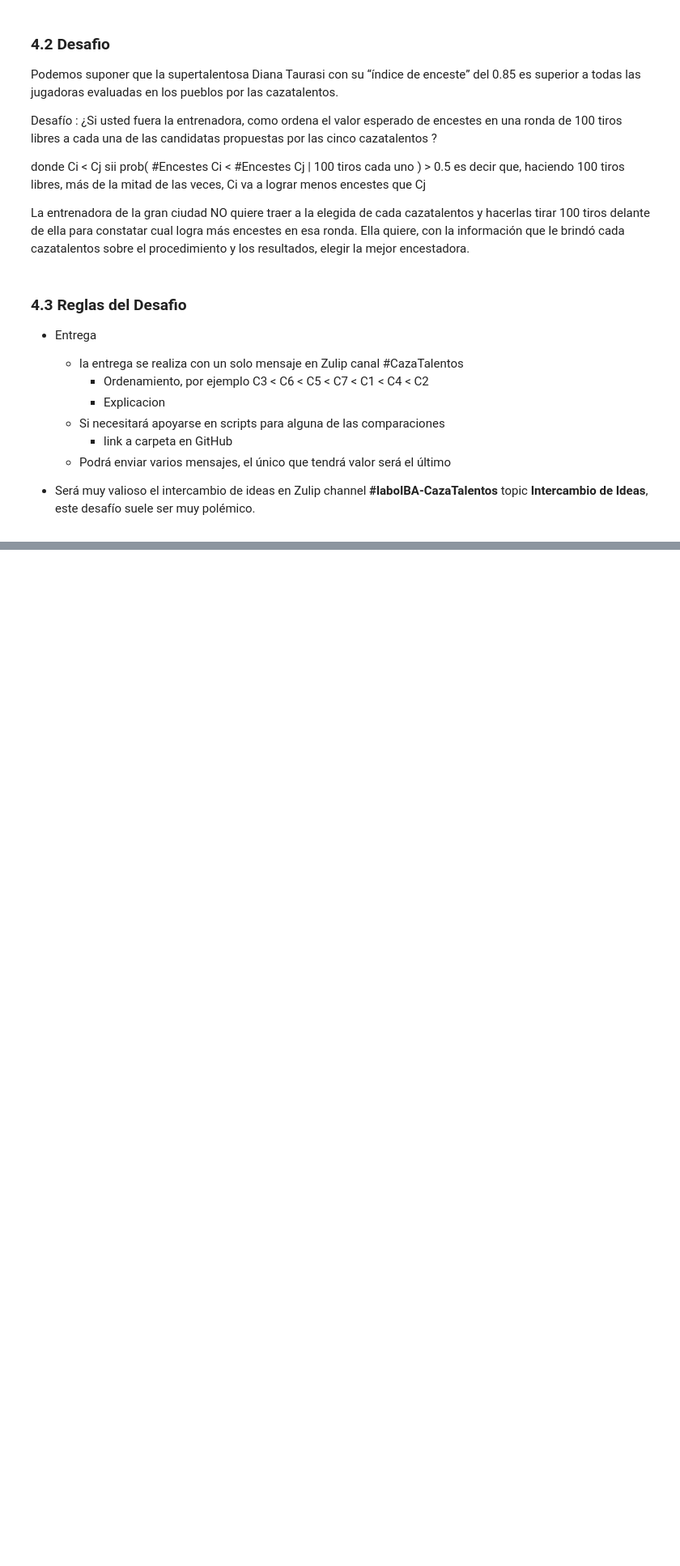
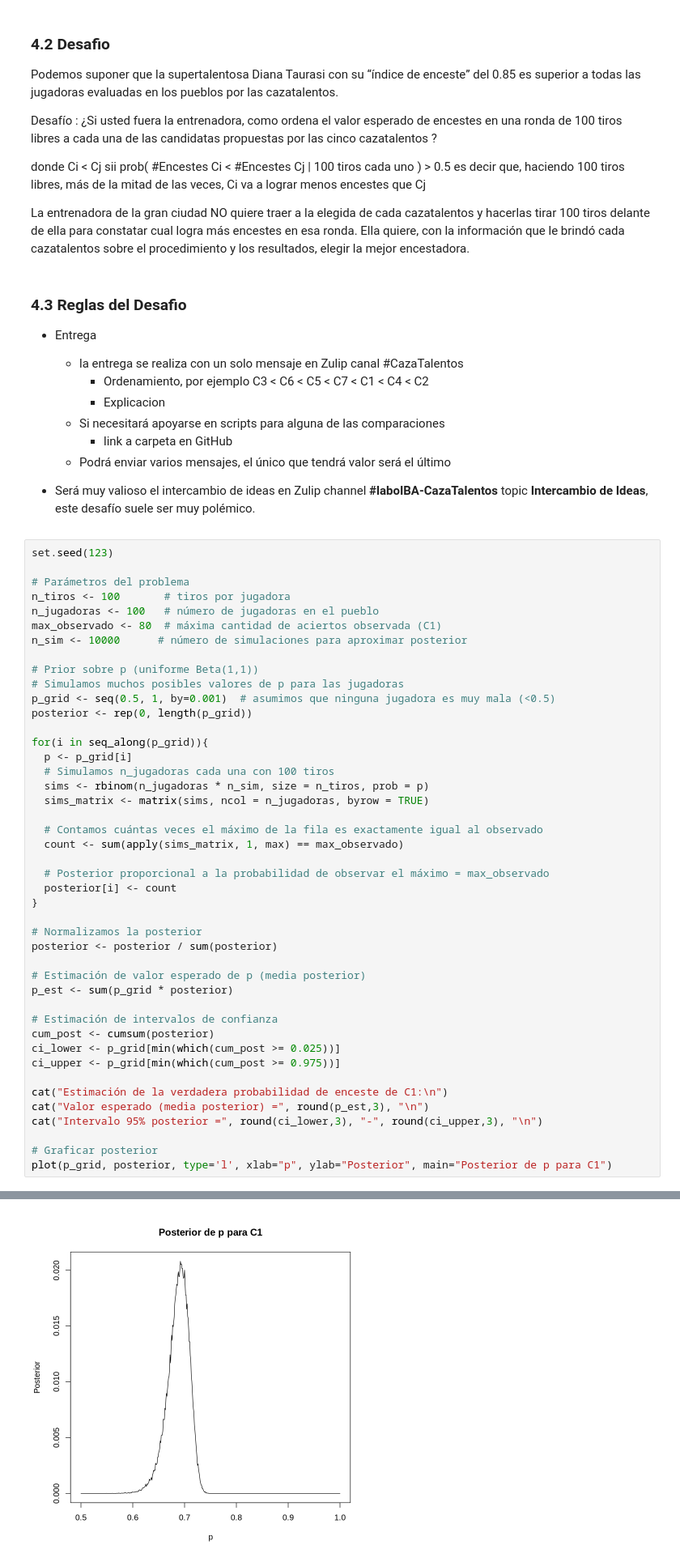
Before and after one commit to reglamarcador115/labo2025v, a Jupyter notebook: src/CazaTalentos/CazaTalentosTRZ.ipynb, the cells around one changed output, grey strips where cells are left out. Shown at 81% size. Drawn from its saved outputs; the diff is of its cells as text; blank space fills up the shorter version.

```diff
--- a/src/CazaTalentos/CazaTalentosTRZ.ipynb
+++ b/src/CazaTalentos/CazaTalentosTRZ.ipynb
@@ -502,3 +502,48 @@ La entrenadora de la gran ciudad NO quiere traer a la elegida de cada cazatalent
       * Podrá enviar varios mensajes, el único que tendrá valor será el último
 
 *  Será muy valioso el intercambio de ideas en Zulip channel  **#laboIBA-CazaTalentos**  topic  **Intercambio de Ideas**, este desafío suele ser muy polémico.
+# %%
+set.seed(123)
+
+# Parámetros del problema
+n_tiros <- 100       # tiros por jugadora
+n_jugadoras <- 100   # número de jugadoras en el pueblo
+max_observado <- 80  # máxima cantidad de aciertos observada (C1)
+n_sim <- 10000      # número de simulaciones para aproximar posterior
+
+# Prior sobre p (uniforme Beta(1,1))
+# Simulamos muchos posibles valores de p para las jugadoras
+p_grid <- seq(0.5, 1, by=0.001)  # asumimos que ninguna jugadora es muy mala (<0.5)
+posterior <- rep(0, length(p_grid))
+
+for(i in seq_along(p_grid)){
+  p <- p_grid[i]
+  # Simulamos n_jugadoras cada una con 100 tiros
+  sims <- rbinom(n_jugadoras * n_sim, size = n_tiros, prob = p)
+  sims_matrix <- matrix(sims, ncol = n_jugadoras, byrow = TRUE)
+
+  # Contamos cuántas veces el máximo de la fila es exactamente igual al observado
+  count <- sum(apply(sims_matrix, 1, max) == max_observado)
+
+  # Posterior proporcional a la probabilidad de observar el máximo = max_observado
+  posterior[i] <- count
+}
+
+# Normalizamos la posterior
+posterior <- posterior / sum(posterior)
+
+# Estimación de valor esperado de p (media posterior)
+p_est <- sum(p_grid * posterior)
+
+# Estimación de intervalos de confianza
+cum_post <- cumsum(posterior)
+ci_lower <- p_grid[min(which(cum_post >= 0.025))]
+ci_upper <- p_grid[min(which(cum_post >= 0.975))]
+
+cat("Estimación de la verdadera probabilidad de enceste de C1:\n")
+cat("Valor esperado (media posterior) =", round(p_est,3), "\n")
+cat("Intervalo 95% posterior =", round(ci_lower,3), "-", round(ci_upper,3), "\n")
+
+# Graficar posterior
+plot(p_grid, posterior, type='l', xlab="p", ylab="Posterior", main="Posterior de p para C1")
+# %% [output]
@@ -504,0 +553 @@ La entrenadora de la gran ciudad NO quiere traer a la elegida de cada cazatalent
+[figure, added]
```
Also changed, not shown: parts of 2 cells of this notebook.
